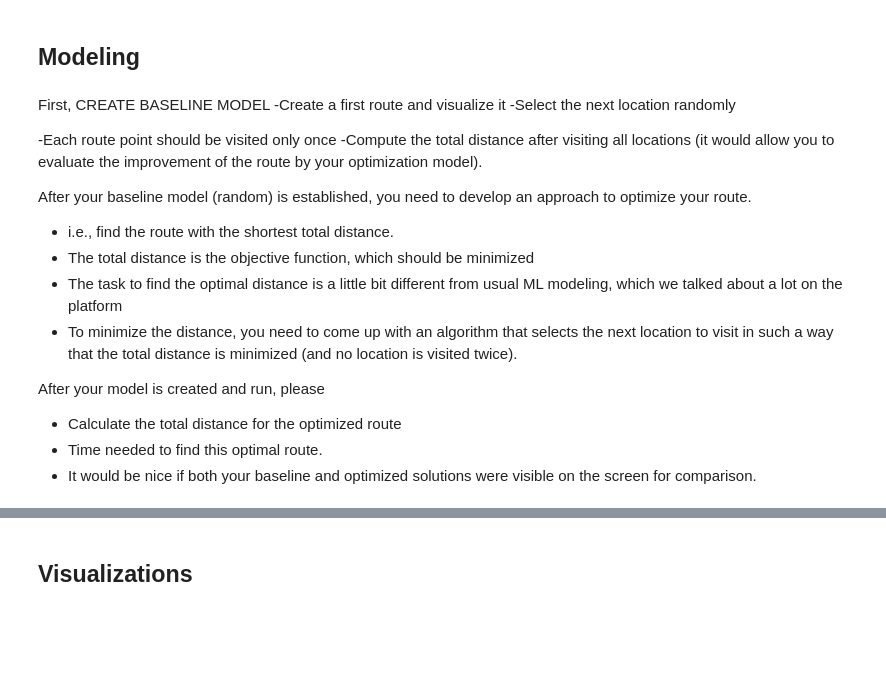
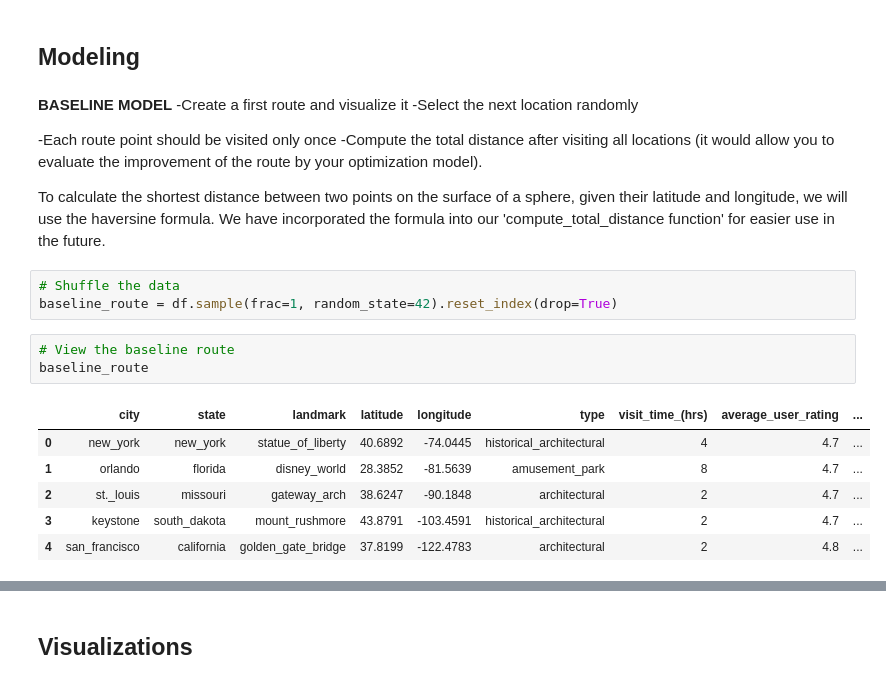
Before and after one commit to KRMalaGrino/butterfly-brigade, a Jupyter notebook: data_science/roadtrip_project.ipynb, the cells around one changed output, grey strips where cells are left out. Saved outputs shown, nothing was run; the diff lists cells and outputs as text; blank space fills up the shorter version.

```diff
--- a/data_science/roadtrip_project.ipynb
+++ b/data_science/roadtrip_project.ipynb
@@ -231,20 +242,24 @@ fig.show()
 # %% [markdown]
 ## Modeling
 # %% [markdown]
-First, CREATE BASELINE MODEL
+**BASELINE MODEL**
 -Create a first route and visualize it
 -Select the next location randomly
 
 -Each route point should be visited only once
 -Compute the total distance after visiting all locations (it would allow you to evaluate the improvement of the route by your optimization model).
 
-After your baseline model (random) is established, you need to develop an approach to optimize your route.
-- i.e., find the route with the shortest total distance.
-- The total distance is the objective function, which should be minimized
-- The task to find the optimal distance is a little bit different from usual ML modeling, which we talked about a lot on the platform
-- To minimize the distance, you need to come up with an algorithm that selects the next location to visit in such a way that the total distance is minimized (and no location is visited twice).
-
-After your model is created and run, please
-- Calculate the total distance for the optimized route
-- Time needed to find this optimal route.
-- It would be nice if both your baseline and optimized solutions were visible on the screen for comparison.
+To calculate the shortest distance between two points on the surface of a sphere, given their latitude and longitude, we will use the haversine formula. We have incorporated the formula into our 'compute_total_distance function' for easier use in the future.
+# %%
+# Shuffle the data
+baseline_route = df.sample(frac=1, random_state=42).reset_index(drop=True)
+# %%
+# View the baseline route
+baseline_route
+# %% [output]
+|  | city | state | landmark | latitude | longitude | type | visit_time_(hrs) | average_user_rating | ... |
+| 0 | new_york | new_york | statue_of_liberty | 40.6892 | -74.0445 | historical_architectural | 4 | 4.7 | ... |
+| 1 | orlando | florida | disney_world | 28.3852 | -81.5639 | amusement_park | 8 | 4.7 | ... |
+| 2 | st._louis | missouri | gateway_arch | 38.6247 | -90.1848 | architectural | 2 | 4.7 | ... |
+| 3 | keystone | south_dakota | mount_rushmore | 43.8791 | -103.4591 | historical_architectural | 2 | 4.7 | ... |
+| 4 | san_francisco | california | golden_gate_bridge | 37.8199 | -122.4783 | architectural | 2 | 4.8 | ... |
```
Also changed, not shown: parts of 12 cells of this notebook.
